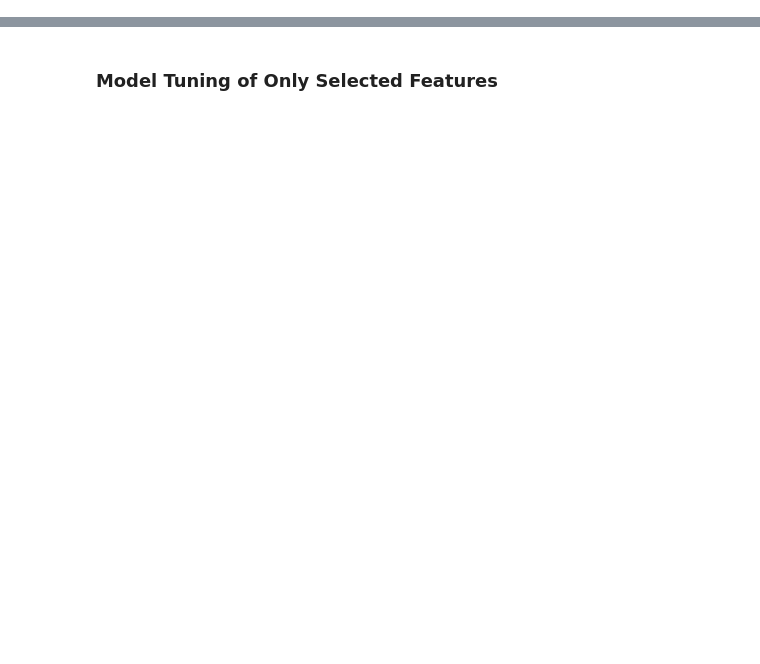
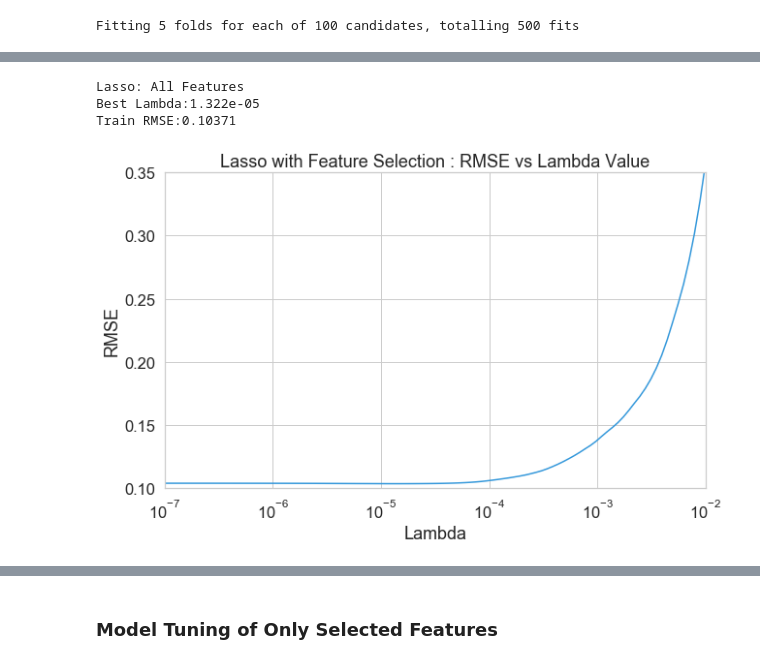
Before and after one commit to jah377/Kaggle-Machine-Learning-Housing-Project-, a Jupyter notebook: machine_learning.ipynb, the cells around one changed output, grey strips where cells are left out. Cells and saved outputs as stored; diff of their text form; code cells hidden in the pictures; blank space fills up the shorter version.

```diff
--- a/machine_learning.ipynb
+++ b/machine_learning.ipynb
@@ -65,0 +157,50 @@ from sklearn.metrics import mean_squared_error
+# %%
+#New instance of model
+lasso = Lasso(normalize=True, random_state=0)
+
+#Perform gridsearch
+# min_a = -7
+# max_a = -2
+# param_grid = {"alpha": np.logspace(min_a, max_a, 100)} #hyperparameter
+param_grid = {"alpha": np.linspace(10**-7, 10**-5, 1000)} #hyperparameter
+grid = GridSearchCV(estimator=lasso,
+                    param_grid=param_grid,
+                    scoring="neg_root_mean_squared_error", #eval metric
+                    verbose=True, #return status update
+                    cv=5,
+                    n_jobs=-1) #create grid search
+grid.fit(x_train[imp_feat], y_train) #fit training data to model
+lasso_selectFeatures = grid.best_estimator_ #assign tuned parameter to model
+pickle.dump(lasso_selectFeatures, open('saved_models/lasso_selectFeatures', 'wb')) #save the model
+
+# Isolate results for plot
+rmse_train = -grid.best_score_  # best rmse of training dataset
+print("Lasso: All Features")
+print("Best Lambda:{0}".format(round(grid.best_params_["alpha"], 8)))
+print("Train RMSE:{0}".format(round(rmse_train, 5)))
+
+# Plot Lambda vs RMSE
+alpha = grid.cv_results_["param_alpha"].tolist()  # for plot
+rmse = (grid.cv_results_["mean_test_score"] * -1)  # for plot
+
+plt.figure(figsize=(10, 6))
+g = sns.lineplot(x=alpha, y=rmse, color="#3498db")
+sns.set(style="whitegrid", font_scale=1.5)
+g.set(xscale="log")
+plt.xlim(10 ** min_a, 10 ** max_a)
+plt.ylim(0.10, 0.350)
+plt.title("Lasso with Feature Selection : RMSE vs Lambda Value")
+plt.xlabel("Lambda")
+plt.ylabel("RMSE")
+
+if save_figures:
+    plt.savefig("saved_figures/lasso_selectFeat_RMSEvLambda.tiff", bbox_inches="tight", dpi=300)
+
+
+#Export Data for kaggle
+y_pred = lasso_selectFeatures.predict(test_df[imp_feat]) #predict submission saleprices
+predict = pd.DataFrame({'Id':range(1461,2920),
+                        'SalePrice': np.exp(y_pred).tolist()})
+predict.to_csv('saved_predictions/lasso_selectFeat_results.csv',index=False)
+# %% [output]
+Fitting 5 folds for each of 100 candidates, totalling 500 fits
@@ -65,0 +209,4 @@ from sklearn.metrics import mean_squared_error
+Lasso: All Features
+Best Lambda:1.322e-05
+Train RMSE:0.10371
+[figure, added]
```
Also changed, not shown: parts of 64 cells of this notebook, 45 other files.
